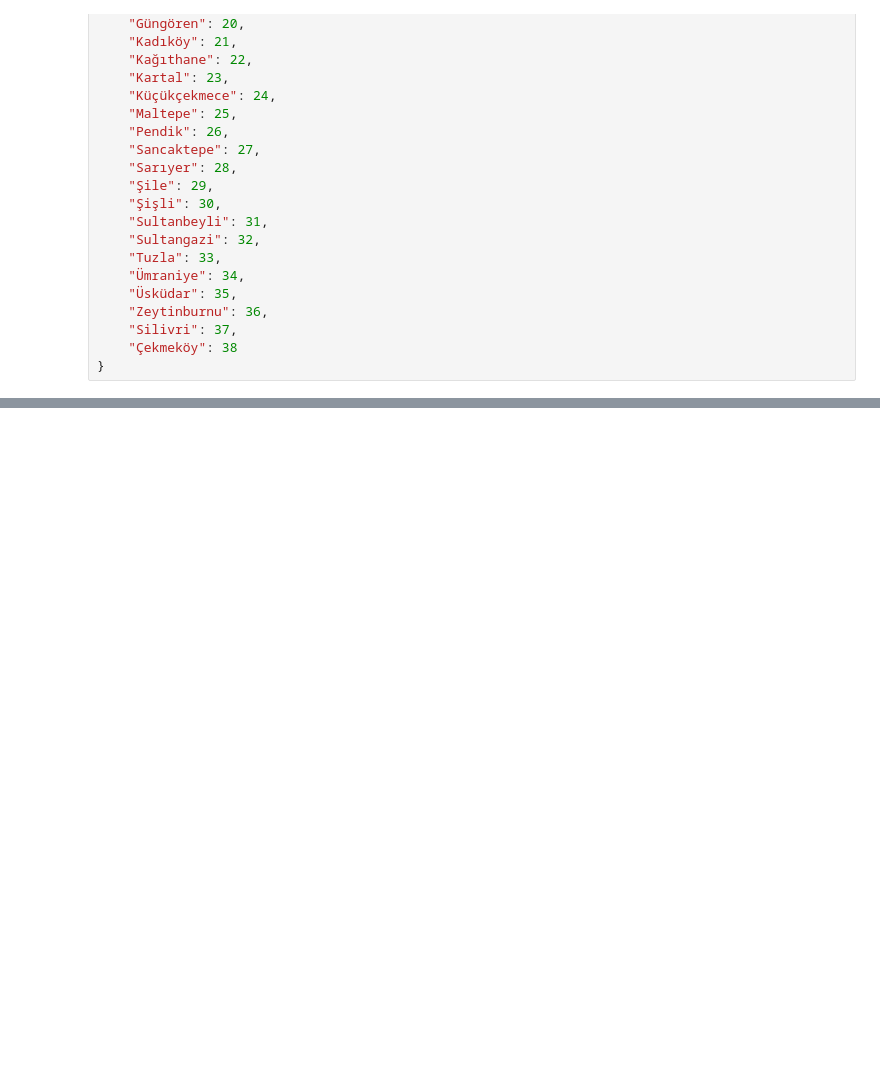
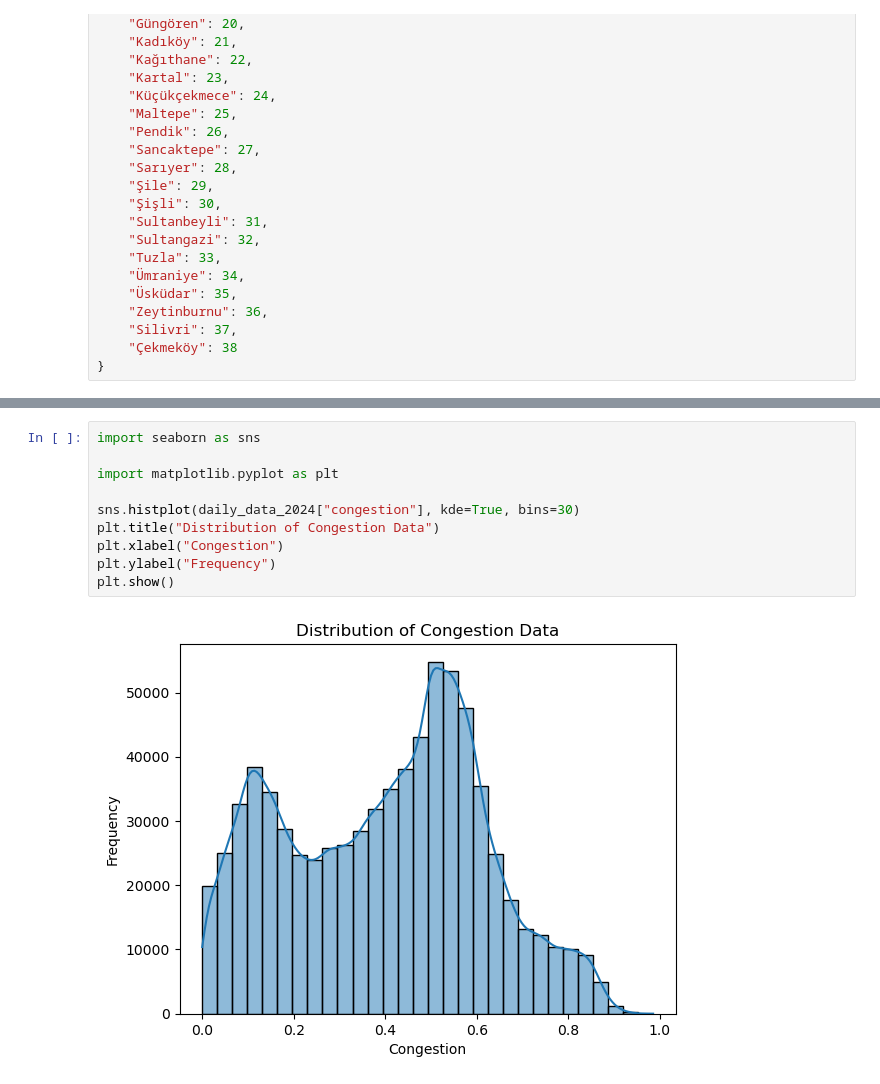
Before and after one commit to omerzzeybek9/Traffic-Congestion-Prediction-Optimization, a Jupyter notebook: data_manipulations/traffic_density.ipynb, the cells around one changed output, grey strips where cells are left out. Cells and saved outputs as stored; diff of their text form; blank space fills up the shorter version.

```diff
--- a/data_manipulations/traffic_density.ipynb
+++ b/data_manipulations/traffic_density.ipynb
@@ -205,0 +247,12 @@ jan_25.head()
+# %%
+import seaborn as sns
+
+import matplotlib.pyplot as plt
+
+sns.histplot(daily_data_2024["congestion"], kde=True, bins=30)
+plt.title("Distribution of Congestion Data")
+plt.xlabel("Congestion")
+plt.ylabel("Frequency")
+plt.show()
+# %% [output]
+[figure, added]
```
Also changed, not shown: parts of 27 cells of this notebook, 4 other files.
